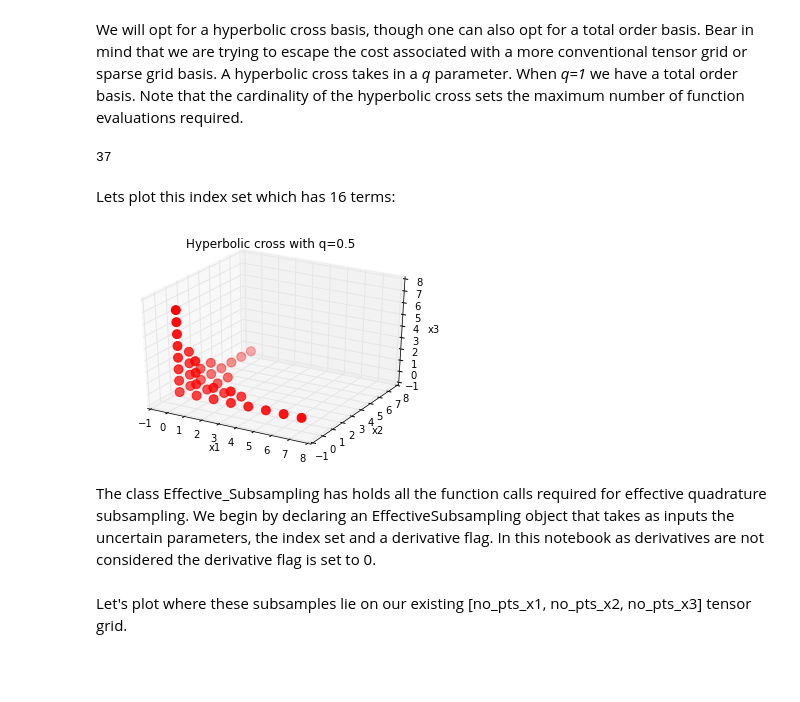
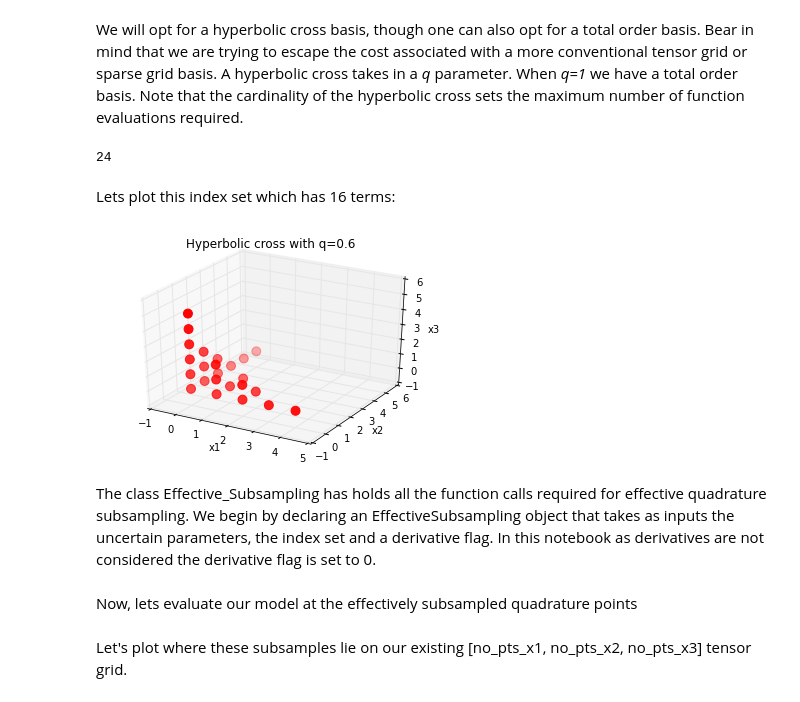
Before and after one commit to equadratures/equadratures, a Jupyter notebook: ipython-notebooks/EffectiveQuadratureSubsampling.ipynb, the cells around one changed output. Cells and saved outputs as stored; diff of their text form; code cells hidden in the pictures; blank space fills up the shorter version.

```diff
--- a/ipython-notebooks/EffectiveQuadratureSubsampling.ipynb
+++ b/ipython-notebooks/EffectiveQuadratureSubsampling.ipynb
@@ -29,7 +29,7 @@ def exponential_function(x):
 # %% [markdown]
 Declare the two inputs and their ranges
 # %%
-no_pts_x1 = 5
+no_pts_x1 = 4
 no_pts_x2 = 5
 no_pts_x3 = 5
 min_range = -1.0
@@ -44,25 +44,25 @@ x1x2x3.append(x3)
 # %% [markdown]
 We will opt for a hyperbolic cross basis, though one can also opt for a total order basis. Bear in mind that we are trying to escape the cost associated with a more conventional tensor grid or sparse grid basis. A hyperbolic cross takes in a *q* parameter. When *q=1* we have a total order basis. Note that the cardinality of the hyperbolic cross sets the maximum number of function evaluations required.
 # %%
-q = 0.5
+q = 0.6
 hyperbolic_cross = IndexSet("hyperbolic cross", [no_pts_x1, no_pts_x2, no_pts_x3], q)
 maximum_number_of_evals = IndexSet.getCardinality(hyperbolic_cross)
 print maximum_number_of_evals
 # %% [output]
-37
+24
 # %% [markdown]
 Lets plot this index set which has 16 terms:
 # %%
 indexset = IndexSet.getIndexSet(hyperbolic_cross)
 fig = plt.figure()
 ax = fig.add_subplot(111, projection='3d')
 ax.scatter(column(indexset,0), column(indexset,1), column(indexset,2) , marker='o', s=80, color='red');
 ax.set_xlabel('x1');
 ax.set_ylabel('x2');
 ax.set_zlabel('x3');
-plt.title('Hyperbolic cross with q=0.5');
+plt.title('Hyperbolic cross with q=0.6');
 # %% [output]
-[figure, old version]
+[figure, new version]
 # %% [markdown]
 The class Effective_Subsampling has holds all the function calls required for effective quadrature subsampling. We begin by declaring an EffectiveSubsampling object that takes as inputs the uncertain parameters, the index set and a derivative flag. In this notebook as derivatives are not considered the derivative flag is set to 0.
 # %%
@@ -71,0 +72,2 @@ b_tall = evalfunction(esquad_pts, exponential_function)
+# %% [markdown]
+Now, lets evaluate our model at the effectively subsampled quadrature points
```
Also changed, not shown: parts of 9 cells of this notebook, 3 other files.
